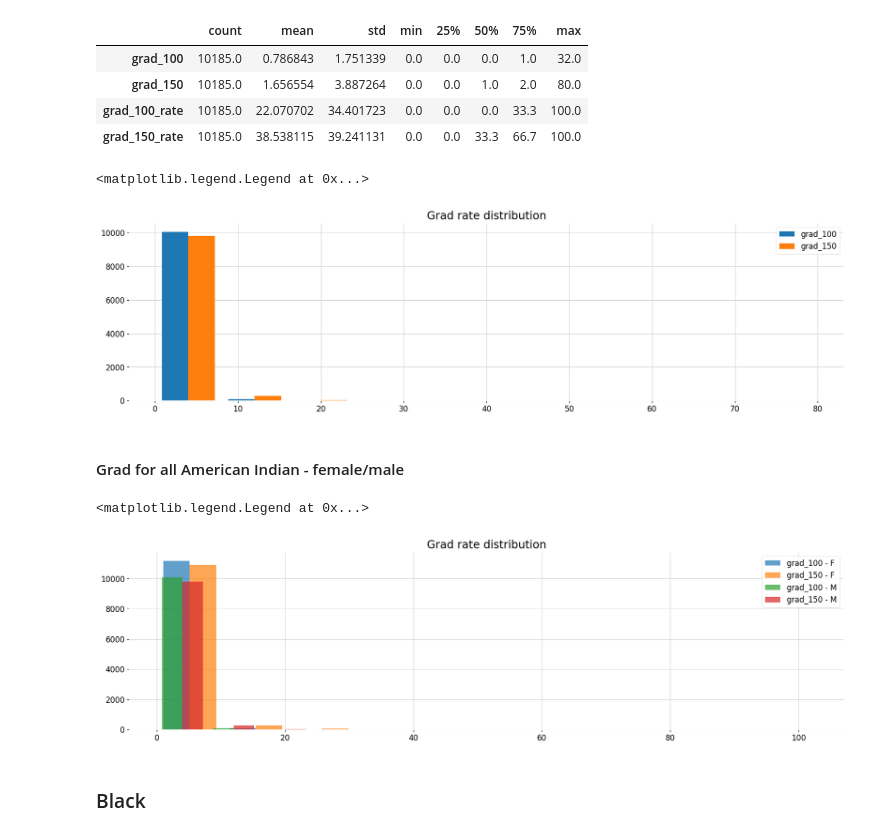
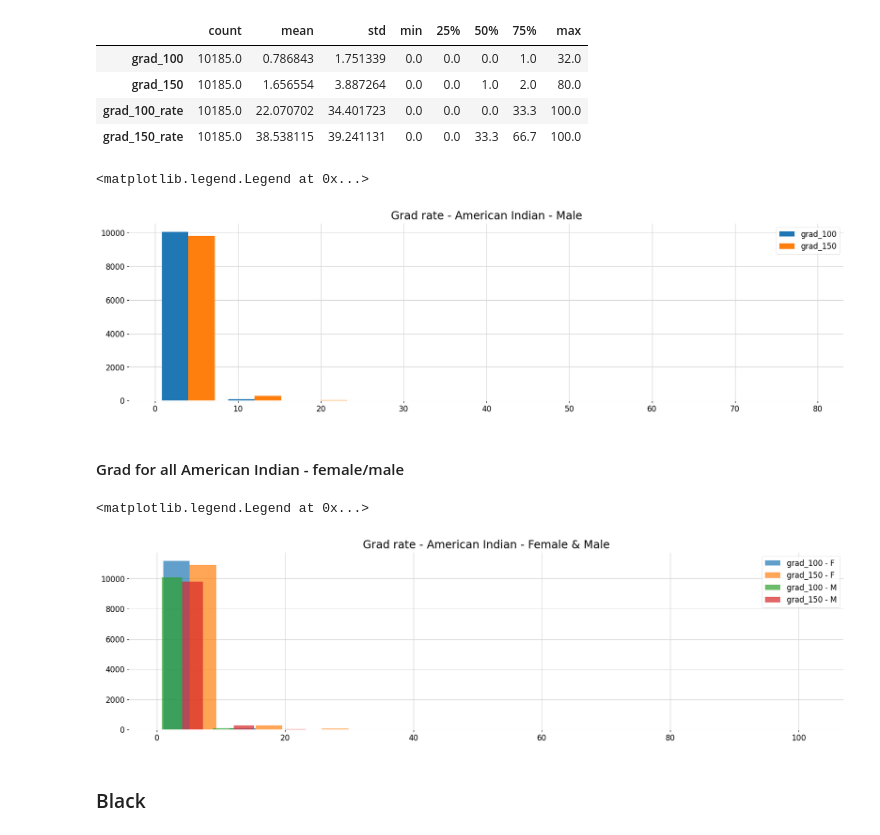
Before and after one commit to ezztherose/TIA-Scraping, a Jupyter notebook: notebooks/institution.ipynb, the cells around one changed output. Saved outputs shown, nothing was run; the diff lists cells and outputs as text; code cells hidden in the pictures.

```diff
--- a/notebooks/institution.ipynb
+++ b/notebooks/institution.ipynb
@@ -463,23 +463,23 @@ ai_grad_m = american_indian_m[['grad_100', 'grad_150']].copy()
 fig, ax = plt.subplots()
 ax.hist(ai_grad_m)
 names = ['grad_100', 'grad_150']
-plt.title('Grad rate distribution')
+plt.title('Grad rate - American Indian - Male')
 plt.legend(names)
 # %% [output]
 <matplotlib.legend.Legend at 0x...>
-[figure, old version]
+[figure, new version]
 # %% [markdown]
 #### Grad for all American Indian - female/male
 # %%
 fig, ax = plt.subplots()
 ax.hist(ai_grad_f, alpha=0.7)
 ax.hist(ai_grad_m, alpha=0.7)
 names = ['grad_100 - F', 'grad_150 - F', 'grad_100 - M', 'grad_150 - M']
-plt.title('Grad rate distribution')
+plt.title('Grad rate - American Indian - Female & Male')
 plt.legend(names)
 # %% [output]
 <matplotlib.legend.Legend at 0x...>
-[figure, old version]
+[figure, new version]
 # %% [markdown]
 ### Black
 # %%
```
Also changed, not shown: parts of 22 cells of this notebook.
